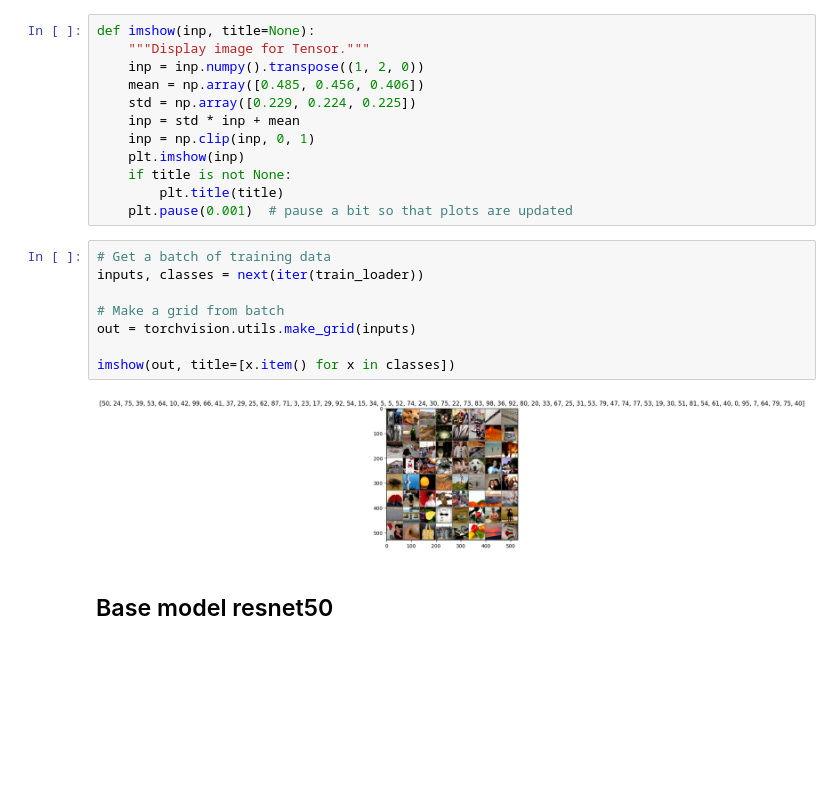
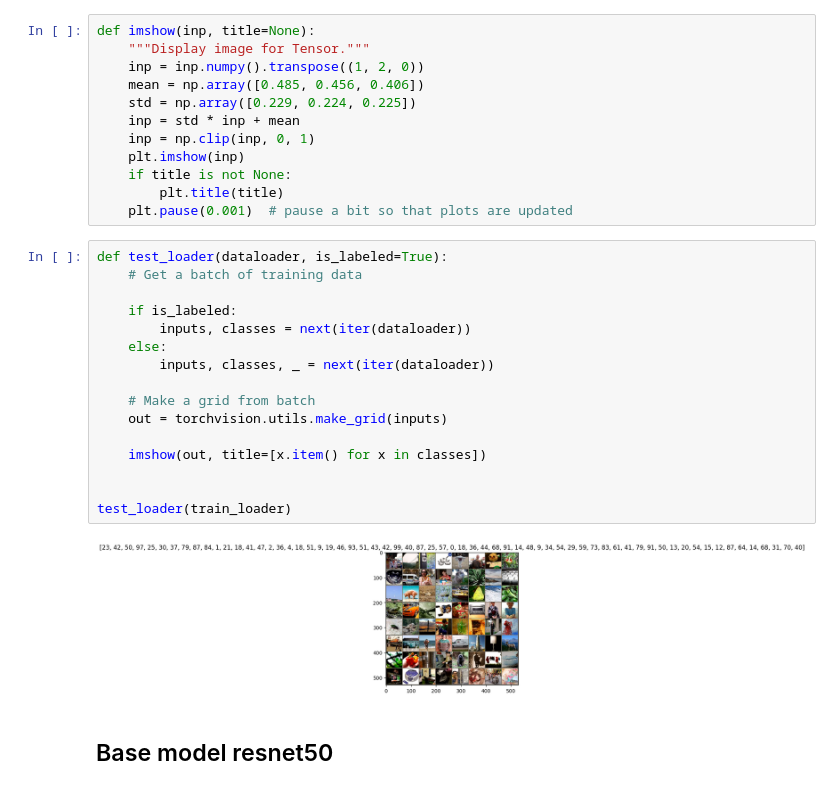
Before and after one commit to luca-marian/hw2-atai, a Jupyter notebook: model.ipynb, the cells around one changed output. Cells and saved outputs as stored; diff of their text form; blank space fills up the shorter version.

```diff
--- a/model.ipynb
+++ b/model.ipynb
@@ -131,15 +188,23 @@ def imshow(inp, title=None):
         plt.title(title)
     plt.pause(0.001)  # pause a bit so that plots are updated
 # %%
-# Get a batch of training data
-inputs, classes = next(iter(train_loader))
+def test_loader(dataloader, is_labeled=True):
+    # Get a batch of training data
 
-# Make a grid from batch
-out = torchvision.utils.make_grid(inputs)
+    if is_labeled:
+        inputs, classes = next(iter(dataloader))
+    else:
+        inputs, classes, _ = next(iter(dataloader))
 
-imshow(out, title=[x.item() for x in classes])
+    # Make a grid from batch
+    out = torchvision.utils.make_grid(inputs)
+
+    imshow(out, title=[x.item() for x in classes])
+
+
+test_loader(train_loader)
 # %% [output]
-[figure, old version]
+[figure, new version]
 # %% [markdown]
 ## Base model resnet50
 # %%
```
Also changed, not shown: parts of 29 cells of this notebook, 9 other files.
